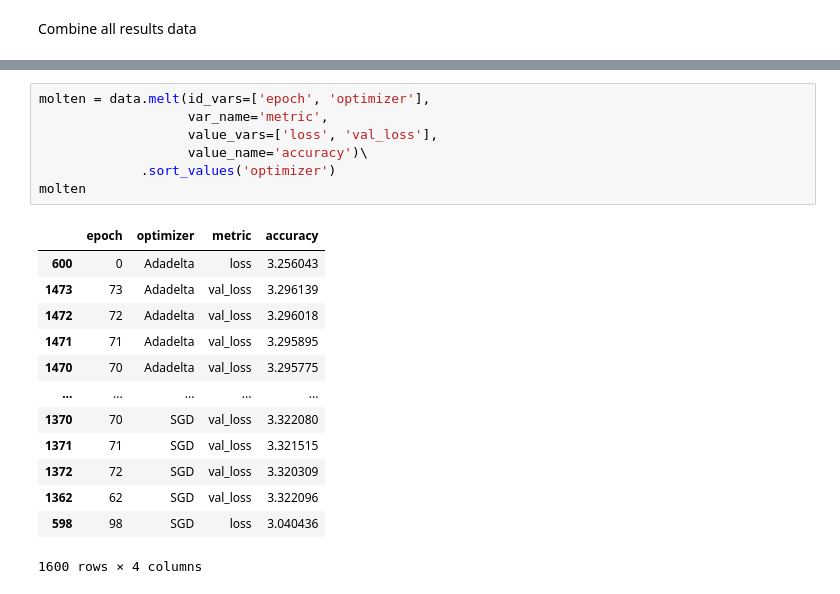
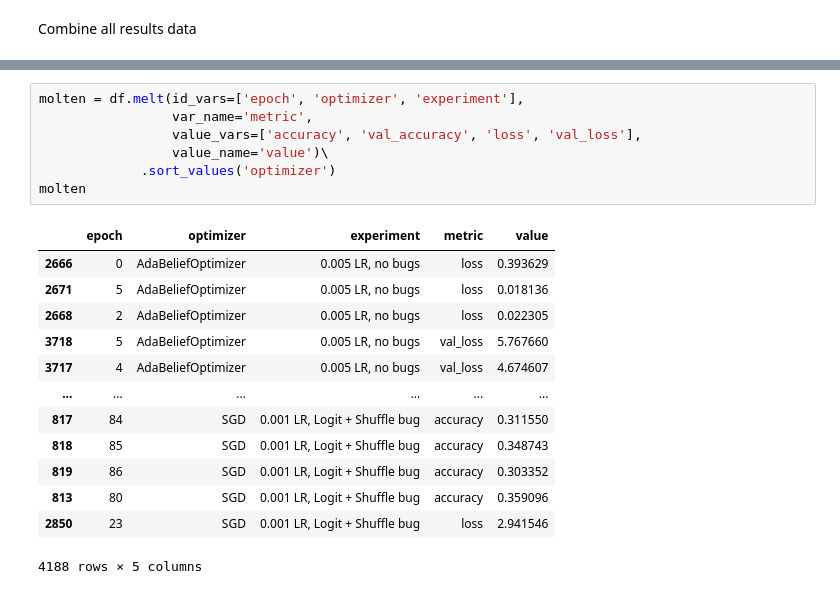
Before and after one commit to dunnkers/optimizers-sign-language, a Jupyter notebook: exploration/results.ipynb, the cells around one changed output, grey strips where cells are left out. Saved outputs shown, nothing was run; the diff lists cells and outputs as text.

```diff
--- a/exploration/results.ipynb
+++ b/exploration/results.ipynb
@@ -60,22 +68,22 @@ data.shape
 # %%
-molten = data.melt(id_vars=['epoch', 'optimizer'],
-                   var_name='metric',
-                   value_vars=['loss', 'val_loss'],
-                   value_name='accuracy')\
+molten = df.melt(id_vars=['epoch', 'optimizer', 'experiment'],
+                 var_name='metric',
+                 value_vars=['accuracy', 'val_accuracy', 'loss', 'val_loss'],
+                 value_name='value')\
              .sort_values('optimizer')
 molten
 # %% [output]
-|  | epoch | optimizer | metric | accuracy |
-| 600 | 0 | Adadelta | loss | 3.256043 |
-| 1473 | 73 | Adadelta | val_loss | 3.296139 |
-| 1472 | 72 | Adadelta | val_loss | 3.296018 |
-| 1471 | 71 | Adadelta | val_loss | 3.295895 |
-| 1470 | 70 | Adadelta | val_loss | 3.295775 |
-| ... | ... | ... | ... | ... |
-| 1370 | 70 | SGD | val_loss | 3.322080 |
-| 1371 | 71 | SGD | val_loss | 3.321515 |
-| 1372 | 72 | SGD | val_loss | 3.320309 |
-| 1362 | 62 | SGD | val_loss | 3.322096 |
-| 598 | 98 | SGD | loss | 3.040436 |
+|  | epoch | optimizer | experiment | metric | value |
+| 2666 | 0 | AdaBeliefOptimizer | 0.005 LR, no bugs | loss | 0.393629 |
+| 2671 | 5 | AdaBeliefOptimizer | 0.005 LR, no bugs | loss | 0.018136 |
+| 2668 | 2 | AdaBeliefOptimizer | 0.005 LR, no bugs | loss | 0.022305 |
+| 3718 | 5 | AdaBeliefOptimizer | 0.005 LR, no bugs | val_loss | 5.767660 |
+| 3717 | 4 | AdaBeliefOptimizer | 0.005 LR, no bugs | val_loss | 4.674607 |
+| ... | ... | ... | ... | ... | ... |
+| 817 | 84 | SGD | 0.001 LR, Logit + Shuffle bug | accuracy | 0.311550 |
+| 818 | 85 | SGD | 0.001 LR, Logit + Shuffle bug | accuracy | 0.348743 |
+| 819 | 86 | SGD | 0.001 LR, Logit + Shuffle bug | accuracy | 0.303352 |
+| 813 | 80 | SGD | 0.001 LR, Logit + Shuffle bug | accuracy | 0.359096 |
+| 2850 | 23 | SGD | 0.001 LR, Logit + Shuffle bug | loss | 2.941546 |
-1600 rows × 4 columns
+4188 rows × 5 columns
 # %%
```
Also changed, not shown: parts of 5 cells of this notebook.
